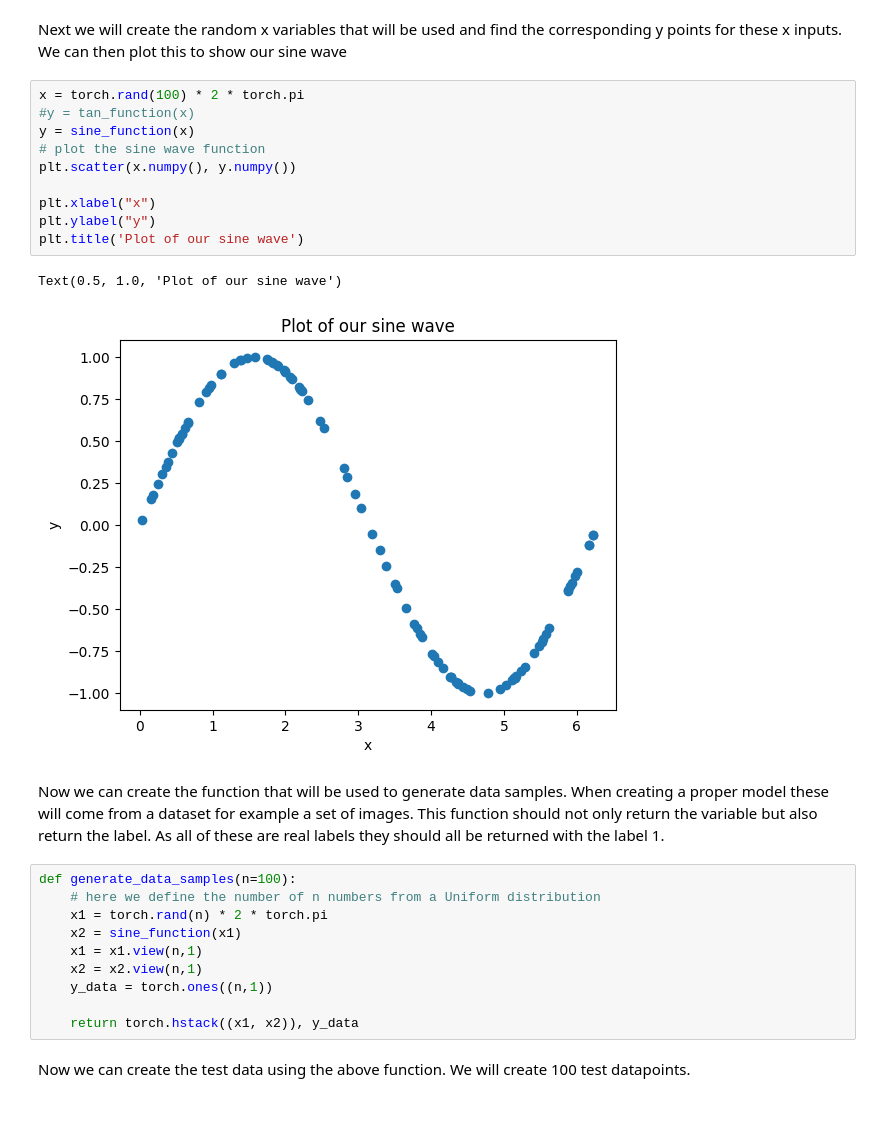
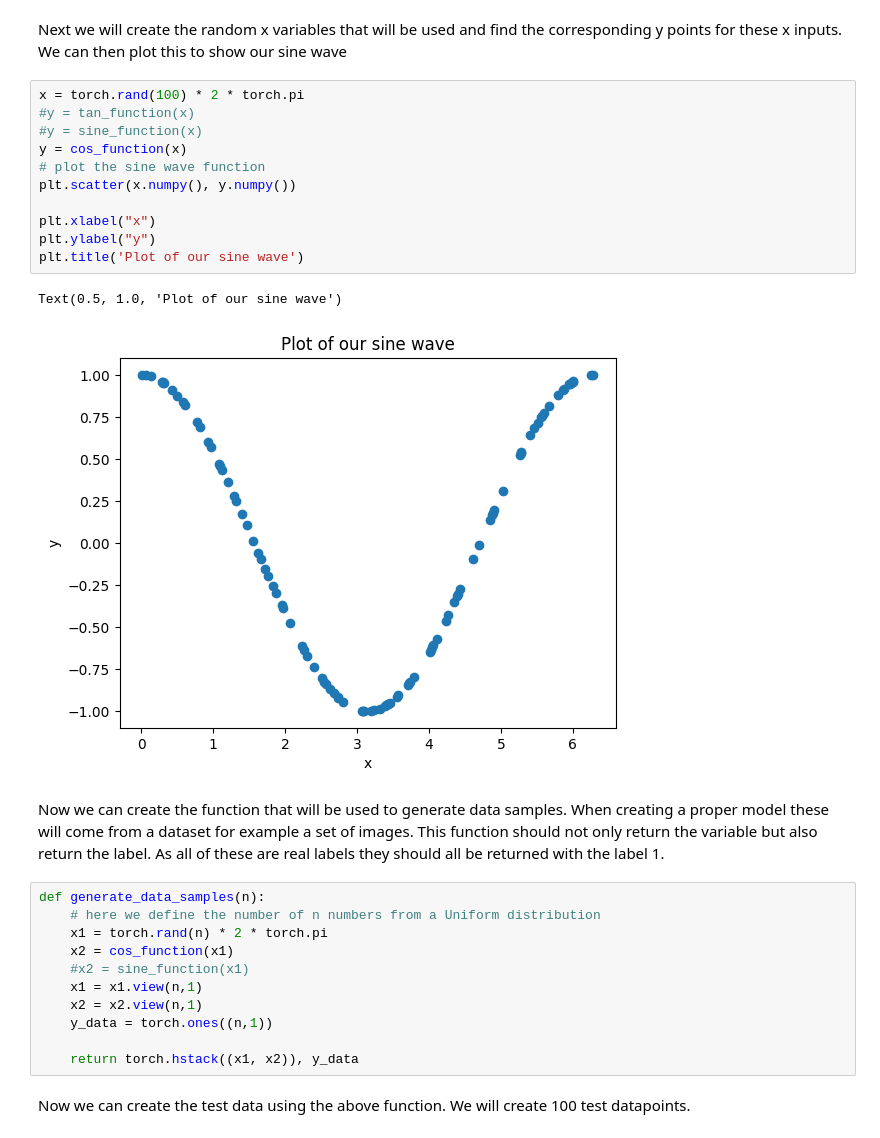
Before and after one commit to Rahy-Premji/NvidiaSpringWeek, a Jupyter notebook: GANsNotebook.ipynb, the cells around one changed output. Saved outputs shown, nothing was run; the diff lists cells and outputs as text.

```diff
--- a/GANsNotebook.ipynb
+++ b/GANsNotebook.ipynb
@@ -39,23 +39,25 @@ Next we will create the random x variables that will be used and find the corres
 # %%
 x = torch.rand(100) * 2 * torch.pi
 #y = tan_function(x)
-y = sine_function(x)
+#y = sine_function(x)
+y = cos_function(x)
 # plot the sine wave function
 plt.scatter(x.numpy(), y.numpy())
 
 plt.xlabel("x")
 plt.ylabel("y")
 plt.title('Plot of our sine wave')
 # %% [output]
 Text(0.5, 1.0, 'Plot of our sine wave')
-[figure, old version]
+[figure, new version]
 # %% [markdown]
 Now we can create the function that will be used to generate data samples. When creating a proper model these will come from a dataset for example a set of images. This function should not only return the variable but also return the label. As all of these are real labels they should all be returned with the label 1.
 # %%
-def generate_data_samples(n=100):
+def generate_data_samples(n):
     # here we define the number of n numbers from a Uniform distribution
     x1 = torch.rand(n) * 2 * torch.pi
-    x2 = sine_function(x1)
+    x2 = cos_function(x1)
+    #x2 = sine_function(x1)
     x1 = x1.view(n,1)
     x2 = x2.view(n,1)
     y_data = torch.ones((n,1))
```
Also changed, not shown: parts of 13 cells of this notebook.
